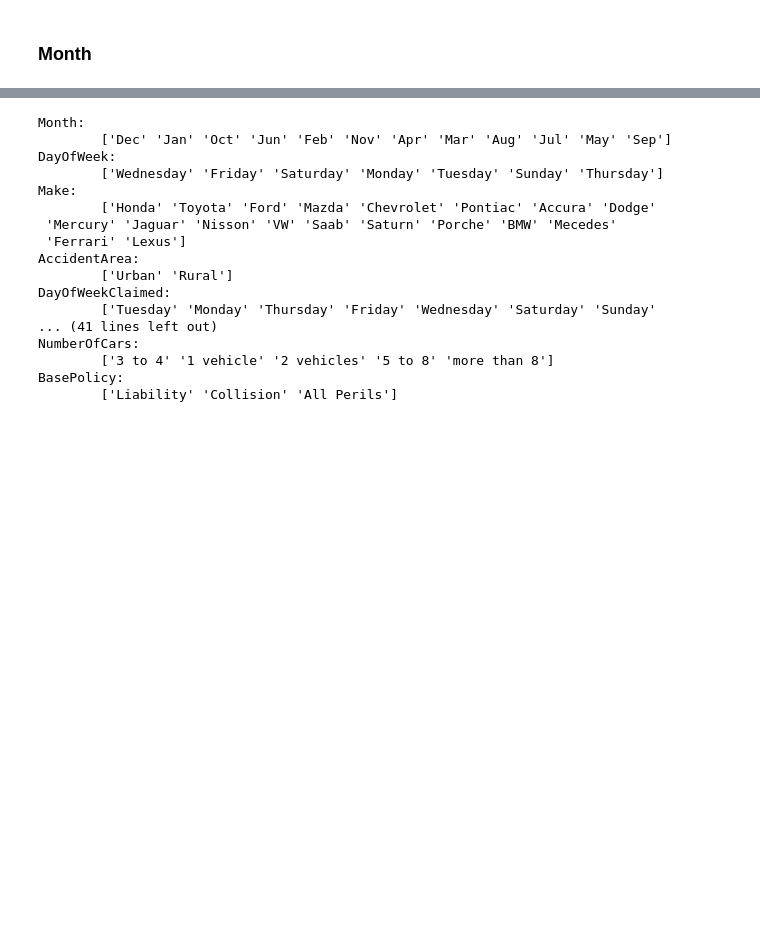
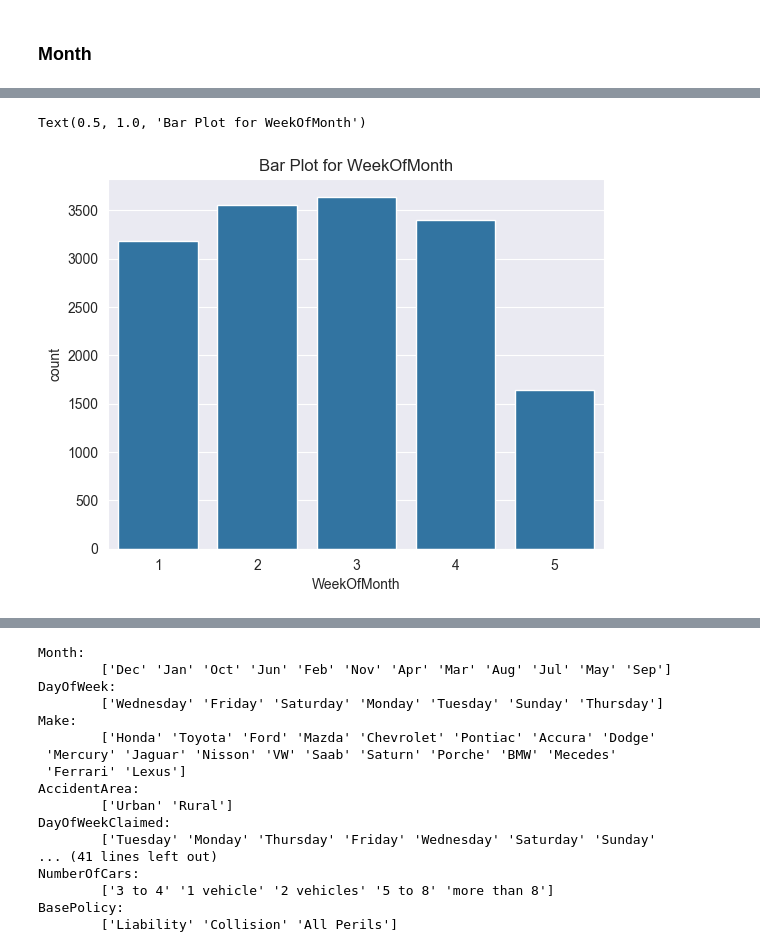
Before and after one commit to aburgosn-ds/ML_claim_fraud_detection, a Jupyter notebook: notebook.ipynb, the cells around one changed output, grey strips where cells are left out. Cells and saved outputs as stored; diff of their text form; code cells hidden in the pictures; blank space fills up the shorter version.

```diff
--- a/notebook.ipynb
+++ b/notebook.ipynb
@@ -369,0 +415,6 @@ There are 27 categorical features:
+# %%
+sns.countplot(data=X_df, x='WeekOfMonth')
+plt.title("Bar Plot for WeekOfMonth")
+# %% [output]
+Text(0.5, 1.0, 'Bar Plot for WeekOfMonth')
+[figure, added]
```
Also changed, not shown: parts of 39 cells of this notebook.
